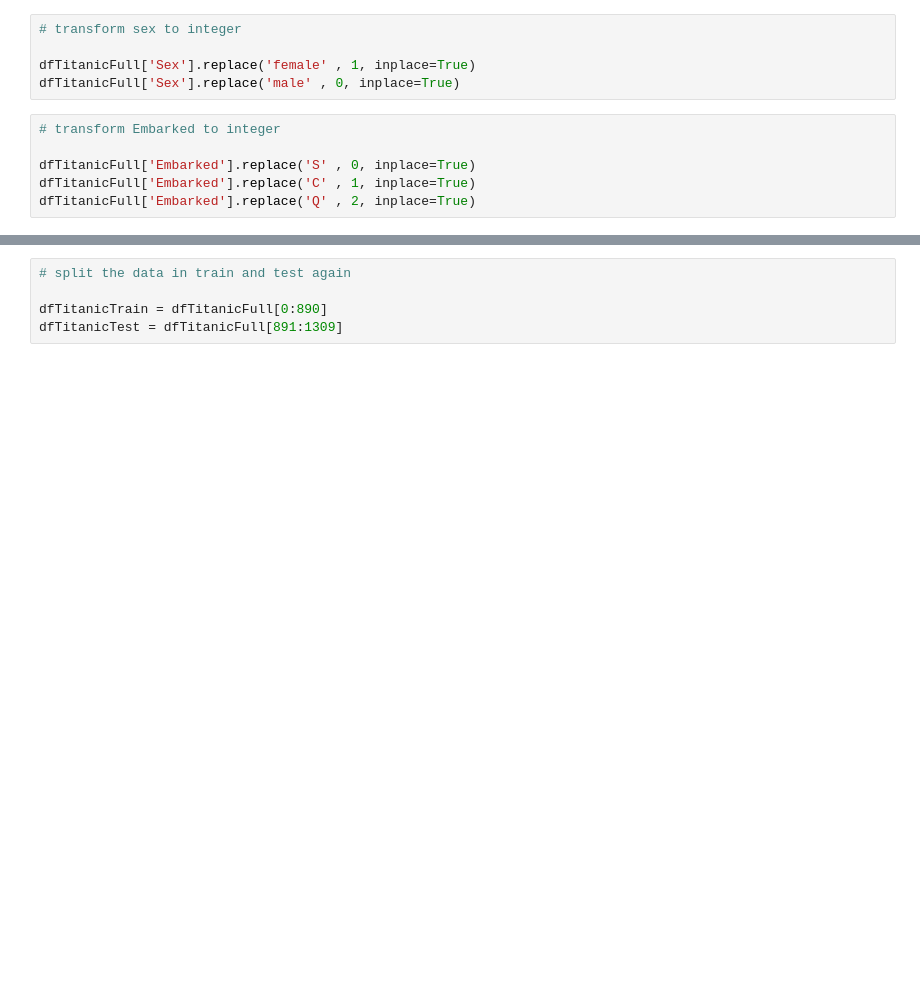
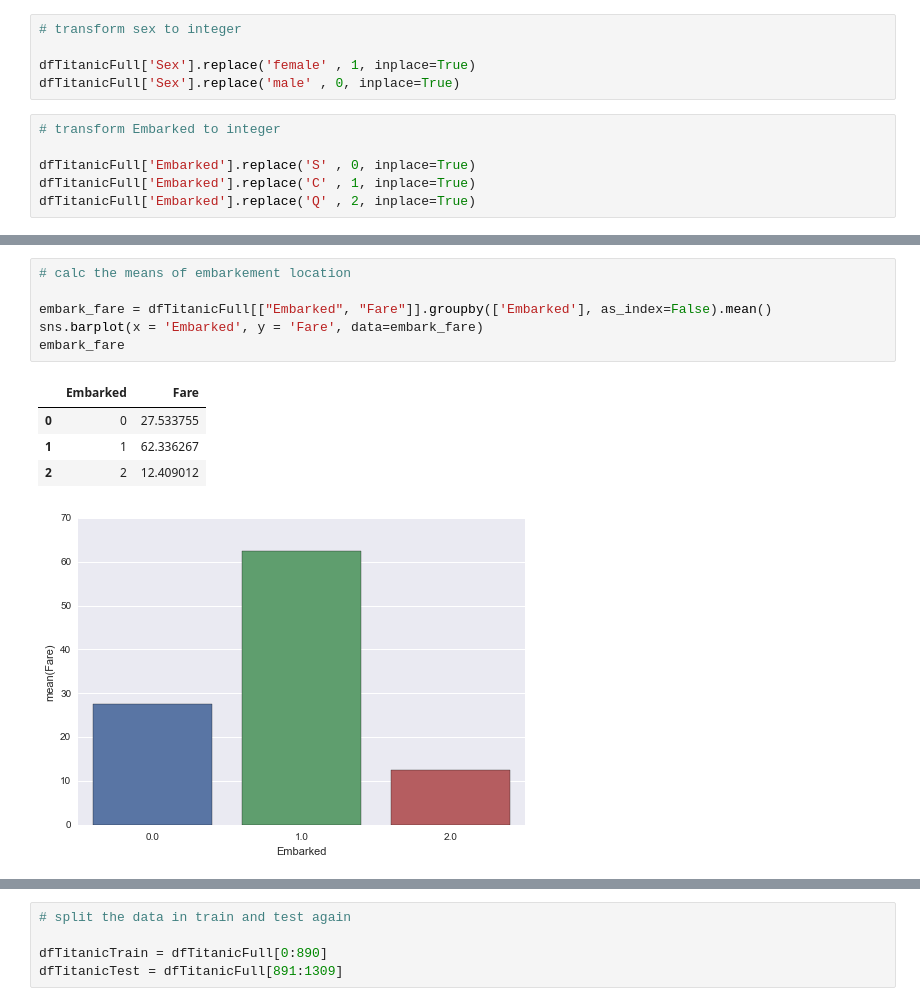
Before and after one commit to lukasganz/Titanic, a Jupyter notebook: Titanic.ipynb, the cells around one changed output, grey strips where cells are left out. Cells and saved outputs as stored; diff of their text form; blank space fills up the shorter version.

```diff
--- a/Titanic.ipynb
+++ b/Titanic.ipynb
@@ -79 +109,13 @@ dfTitanicFull['Embarked'].replace('Q' , 2, inplace=True)
 dfTitanicFull['Embarked'] = dfTitanicFull['Embarked'].fillna(0)
+# %%
+# calc the means of embarkement location
+
+embark_fare = dfTitanicFull[["Embarked", "Fare"]].groupby(['Embarked'], as_index=False).mean()
+sns.barplot(x = 'Embarked', y = 'Fare', data=embark_fare)
+embark_fare
+# %% [output]
+|  | Embarked | Fare |
+| 0 | 0 | 27.533755 |
+| 1 | 1 | 62.336267 |
+| 2 | 2 | 12.409012 |
+[figure, added]
```
Also changed, not shown: parts of 18 cells of this notebook.
